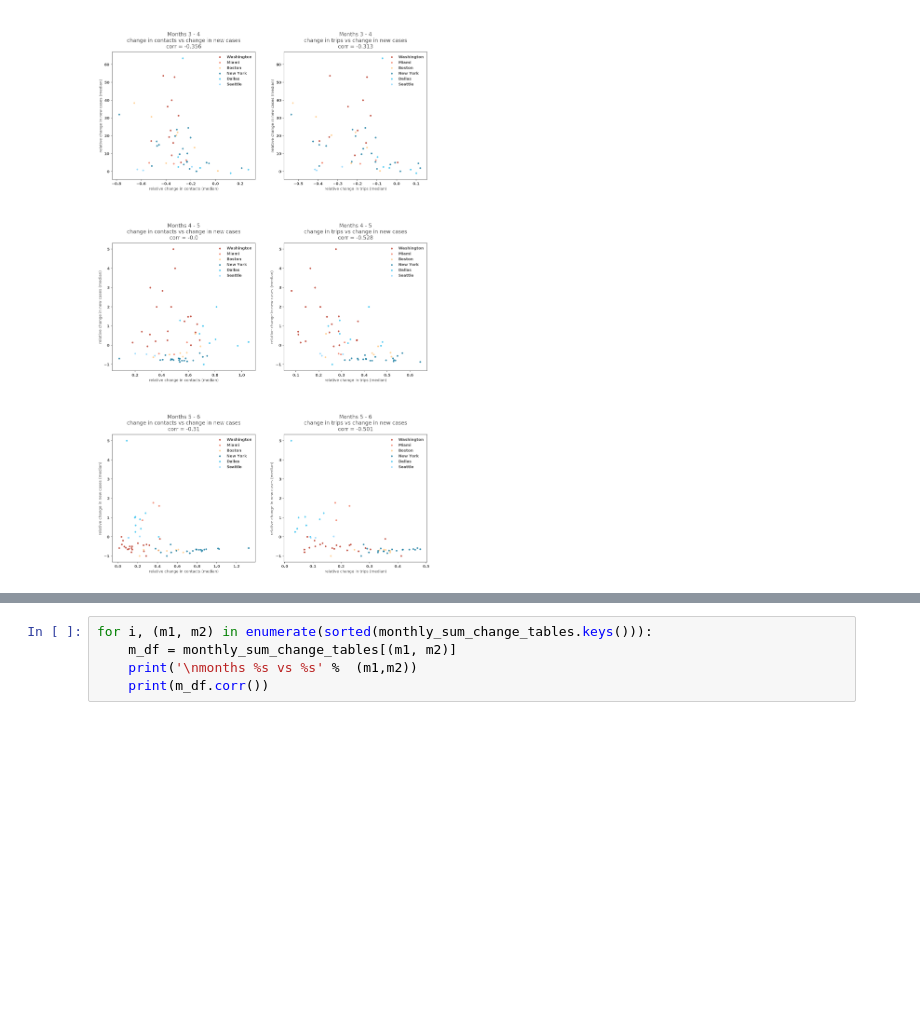
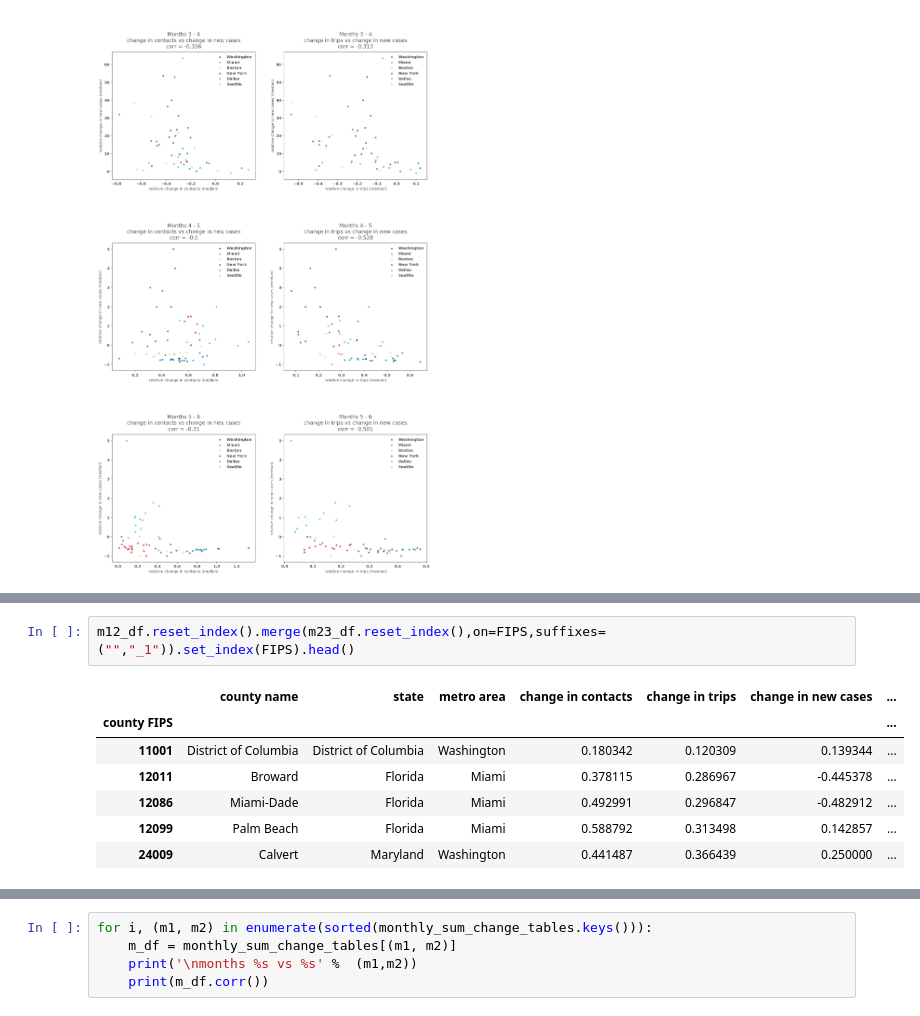
Before and after one commit to aberke/covid-19, a Jupyter notebook: cases_contacts_mobility_correlations.ipynb, the cells around one changed output, grey strips where cells are left out. Drawn from its saved outputs; the diff is of its cells as text; blank space fills up the shorter version.

```diff
--- a/cases_contacts_mobility_correlations.ipynb
+++ b/cases_contacts_mobility_correlations.ipynb
@@ -461,0 +479,10 @@ plt.show()
+# %%
+m12_df.reset_index().merge(m23_df.reset_index(),on=FIPS,suffixes=("","_1")).set_index(FIPS).head()
+# %% [output]
+|  | county name | state | metro area | change in contacts | change in trips | change in new cases | ... |
+| county FIPS |  |  |  |  |  |  | ... |
+| 11001 | District of Columbia | District of Columbia | Washington | 0.180342 | 0.120309 | 0.139344 | ... |
+| 12011 | Broward | Florida | Miami | 0.378115 | 0.286967 | -0.445378 | ... |
+| 12086 | Miami-Dade | Florida | Miami | 0.492991 | 0.296847 | -0.482912 | ... |
+| 12099 | Palm Beach | Florida | Miami | 0.588792 | 0.313498 | 0.142857 | ... |
+| 24009 | Calvert | Maryland | Washington | 0.441487 | 0.366439 | 0.250000 | ... |
```
Also changed, not shown: parts of 3 cells of this notebook, 1 other file.
